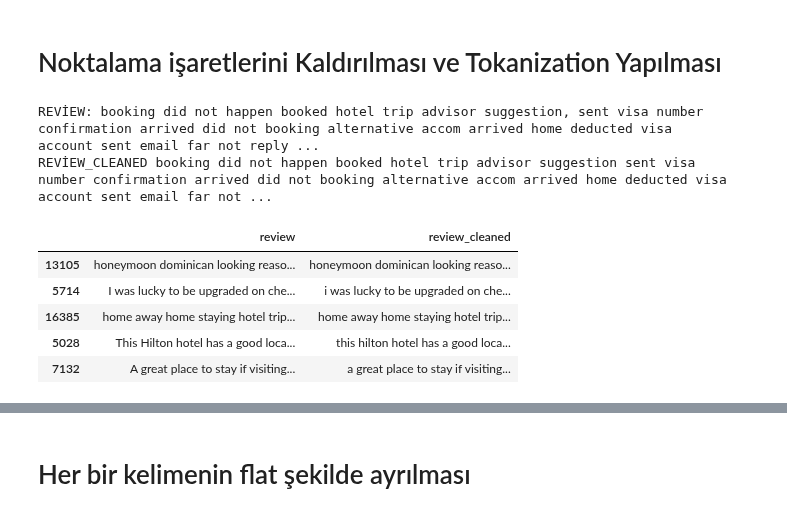
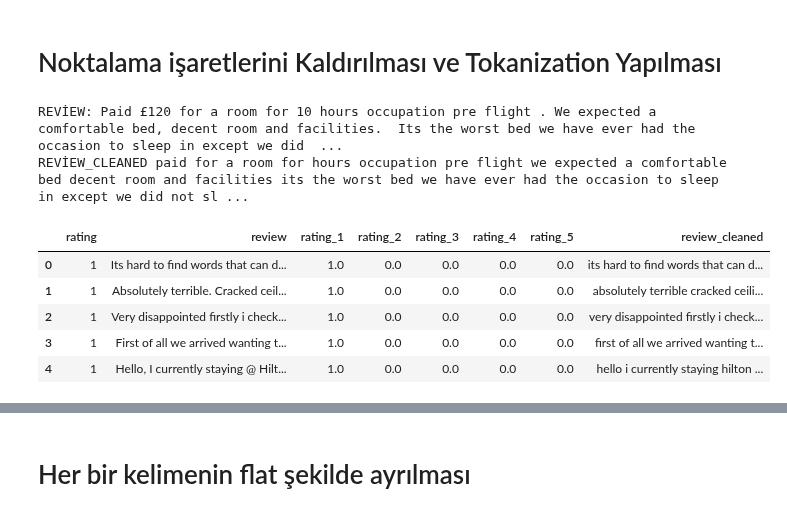
Before and after one commit to Serkankizilirmak/Sentiment_capstone, a Jupyter notebook: Neural Networks.ipynb, the cells around one changed output, grey strips where cells are left out. Cells and saved outputs as stored; diff of their text form; code cells hidden in the pictures.

```diff
--- a/Neural Networks.ipynb
+++ b/Neural Networks.ipynb
@@ -96,16 +102,18 @@ x_test['review_cleaned'] = x_test['review'].apply(text_cleanup)
+# %%
+df['review_cleaned'] = df['review'].apply(text_cleanup)
 # %%
 review_index = 2000
-print('REVİEW:', x_train['review'].iloc[review_index],)
-print('REVİEW_CLEANED', x_train['review_cleaned'].iloc[review_index])
+print('REVİEW:', df['review'].iloc[review_index],)
+print('REVİEW_CLEANED', df['review_cleaned'].iloc[review_index])
 # %% [output]
-REVİEW: booking did not happen booked hotel trip advisor suggestion, sent visa number confirmation arrived did not booking alternative accom arrived home deducted visa account sent email far not reply ...
-REVİEW_CLEANED booking did not happen booked hotel trip advisor suggestion sent visa number confirmation arrived did not booking alternative accom arrived home deducted visa account sent email far not ...
+REVİEW: Paid £120 for a room for 10 hours occupation pre flight . We expected a comfortable bed, decent room and facilities.  Its the worst bed we have ever had the occasion to sleep in except we did  ...
+REVİEW_CLEANED paid for a room for hours occupation pre flight we expected a comfortable bed decent room and facilities its the worst bed we have ever had the occasion to sleep in except we did not sl ...
 # %%
-x_train.head()
+df.head()
 # %% [output]
-|  | review | review_cleaned |
-| 13105 | honeymoon dominican looking reaso... | honeymoon dominican looking reaso... |
-| 5714 | I was lucky to be upgraded on che... | i was lucky to be upgraded on che... |
-| 16385 | home away home staying hotel trip... | home away home staying hotel trip... |
-| 5028 | This Hilton hotel has a good loca... | this hilton hotel has a good loca... |
-| 7132 | A great place to stay if visiting... | a great place to stay if visiting... |
+|  | rating | review | rating_1 | rating_2 | rating_3 | rating_4 | rating_5 | review_cleaned |
+| 0 | 1 | Its hard to find words that can d... | 1.0 | 0.0 | 0.0 | 0.0 | 0.0 | its hard to find words that can d... |
+| 1 | 1 | Absolutely terrible. Cracked ceil... | 1.0 | 0.0 | 0.0 | 0.0 | 0.0 | absolutely terrible cracked ceili... |
+| 2 | 1 | Very disappointed firstly i check... | 1.0 | 0.0 | 0.0 | 0.0 | 0.0 | very disappointed firstly i check... |
+| 3 | 1 | First of all we arrived wanting t... | 1.0 | 0.0 | 0.0 | 0.0 | 0.0 | first of all we arrived wanting t... |
+| 4 | 1 | Hello, I currently staying @ Hilt... | 1.0 | 0.0 | 0.0 | 0.0 | 0.0 | hello i currently staying hilton ... |
```
Also changed, not shown: parts of 32 cells of this notebook, 24 other files.
